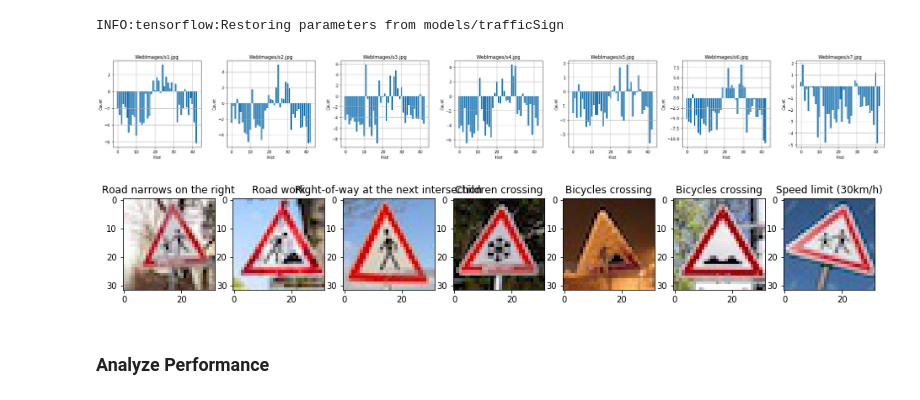
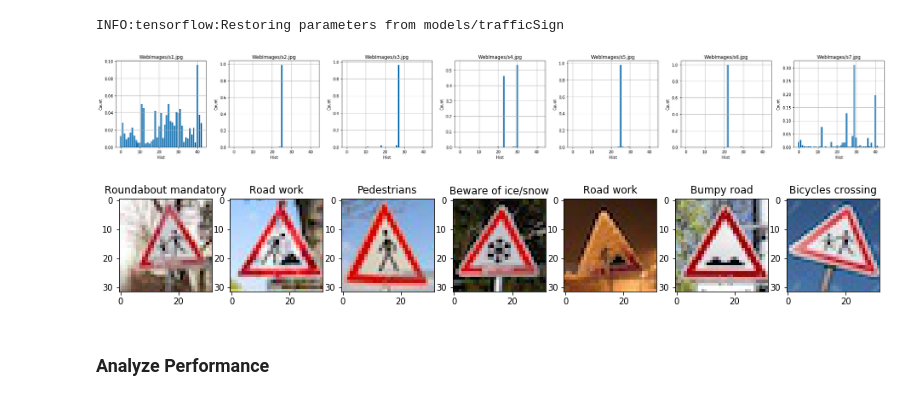
Before and after one commit to Guocheng99/CarND-TrafficSign-P2, a Jupyter notebook: Traffic_Sign_Classifier.ipynb, the cells around one changed output. Drawn from its saved outputs; the diff is of its cells as text; code cells hidden in the pictures.

Commit message:
new images

```diff
--- a/Traffic_Sign_Classifier.ipynb
+++ b/Traffic_Sign_Classifier.ipynb
@@ -344,7 +344,7 @@ sets imply underfitting. A high accuracy on the training set but low accuracy on
 # %%
 import tensorflow as tf
 
-EPOCHS = 5
+EPOCHS = 10
 BATCH_SIZE = 128
 rate = 0.001
 
@@ -520,25 +525,25 @@ INFO:tensorflow:Restoring parameters from models/trafficSign
 # %%
 def plotOutput(classes, names):
     """
     Plot the network output
     """
     nCols = len(classes)
     assert(nCols == len(names))
 
     fig, axes = plt.subplots(ncols=nCols, figsize=(4*nCols, 4))
     for ax, aClass, title in zip(axes, classes, names):
         ax.bar(range(0,43), aClass)
         ax.set_xlabel('Hist')
         ax.set_ylabel('Count')
         ax.set_title(title)
         ax.grid(True)
 
     fig.tight_layout()
     plt.show()
 
-plotOutput(web_classes, imageNames)
+plotOutput(web_softmax, imageNames)
 # %% [output]
-[figure, old version]
+[figure, new version]
 # %%
 with tf.Session() as sess:
     predicts = sess.run(tf.nn.top_k(web_softmax, k=5, sorted=True))
@@ -551,7 +556,7 @@ for ax, image, imageName, predictedName in zip(axes, webImages, imageNames, name
     ax.imshow(image)
     ax.set_title('{}'.format(predictedName))
 # %% [output]
-[figure, old version]
+[figure, new version]
 # %% [markdown]
 ### Analyze Performance
 # %%
```
Also changed, not shown: parts of 2 cells of this notebook.
